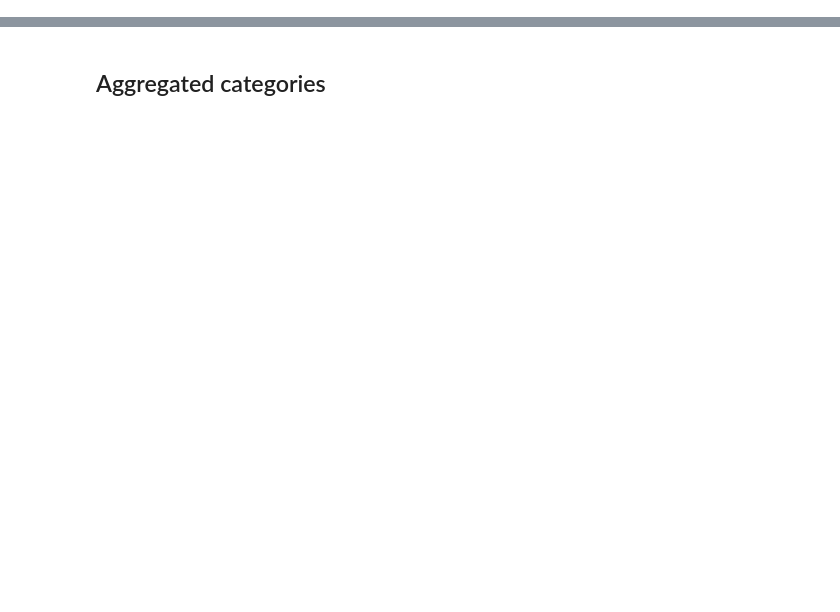
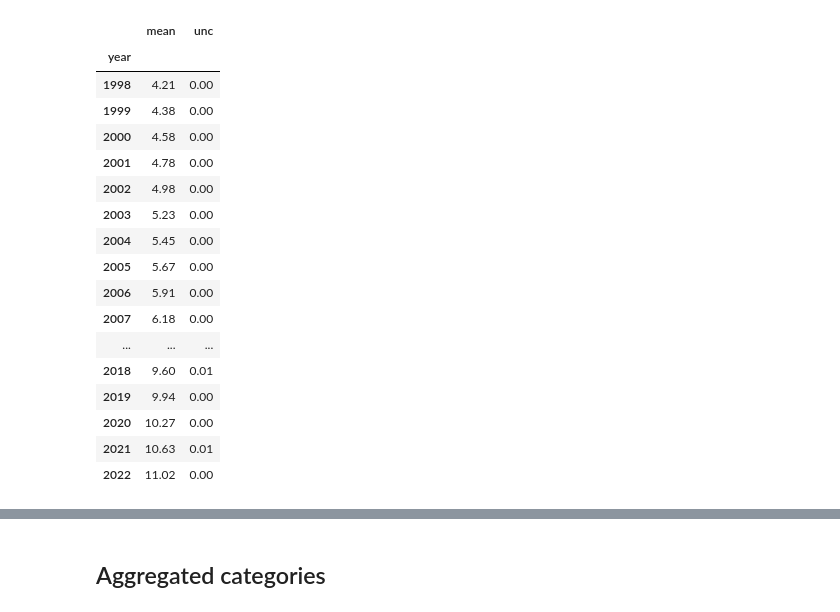
Before and after one commit to ClimateIndicator/forcing-timeseries, a Jupyter notebook: notebooks/trace-gas-global-mean.ipynb, the cells around one changed output, grey strips where cells are left out. Saved outputs shown, nothing was run; the diff lists cells and outputs as text; code cells hidden in the pictures; blank space fills up the shorter version.

```diff
--- a/notebooks/trace-gas-global-mean.ipynb
+++ b/notebooks/trace-gas-global-mean.ipynb
@@ -212 +402,22 @@ df_conc
+# %%
+df_sf6_noaa
+# %% [output]
+|  | mean | unc |
+| year |  |  |
+| 1998 | 4.21 | 0.00 |
+| 1999 | 4.38 | 0.00 |
+| 2000 | 4.58 | 0.00 |
+| 2001 | 4.78 | 0.00 |
+| 2002 | 4.98 | 0.00 |
+| 2003 | 5.23 | 0.00 |
+| 2004 | 5.45 | 0.00 |
+| 2005 | 5.67 | 0.00 |
+| 2006 | 5.91 | 0.00 |
+| 2007 | 6.18 | 0.00 |
+| ... | ... | ... |
+| 2018 | 9.60 | 0.01 |
+| 2019 | 9.94 | 0.00 |
+| 2020 | 10.27 | 0.00 |
+| 2021 | 10.63 | 0.01 |
+| 2022 | 11.02 | 0.00 |
 # %%
```
Also changed, not shown: parts of 30 cells of this notebook, 15 other files.
